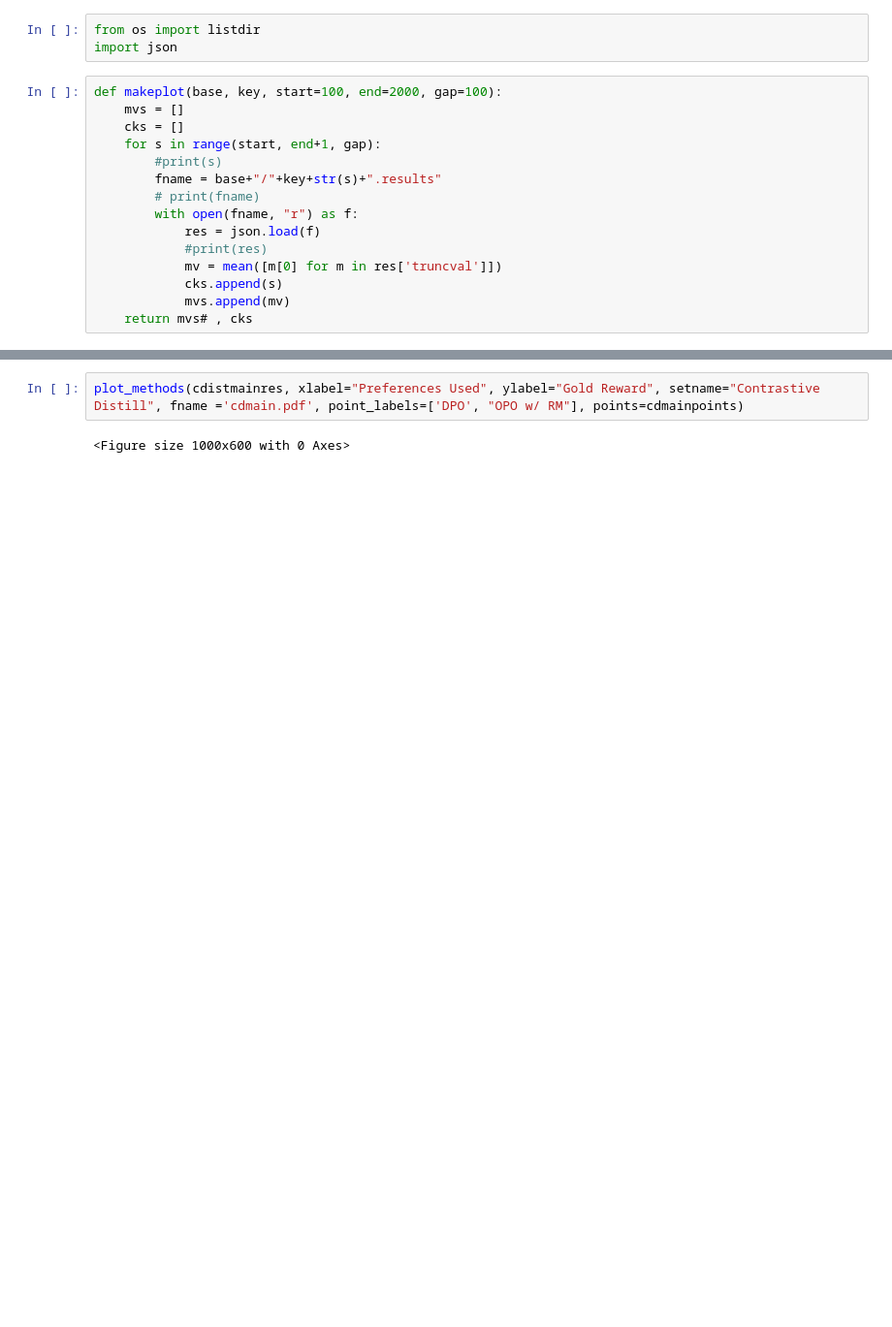
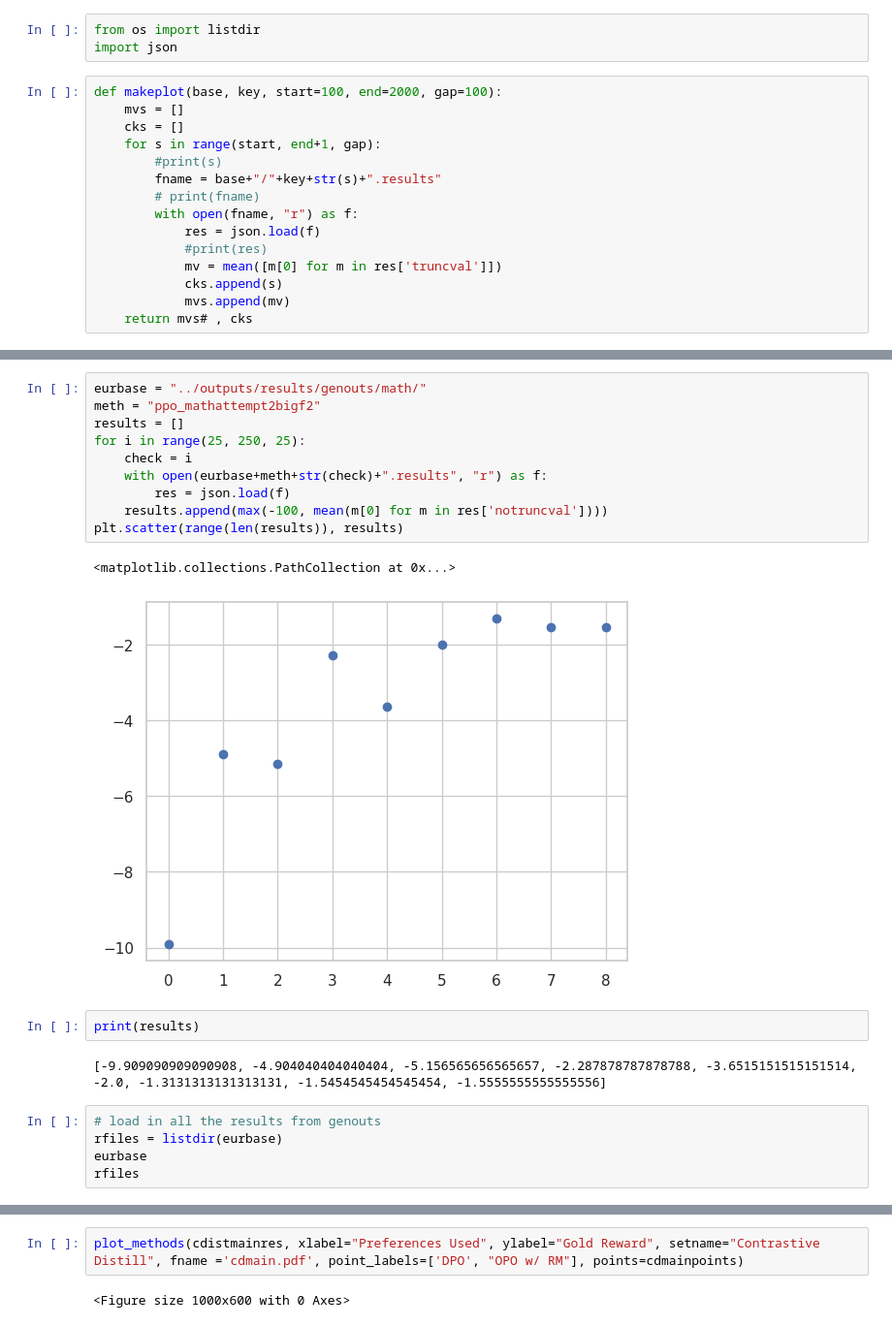
Before and after one commit to PrasannS/d2po, a Jupyter notebook: notebooks/trainlog_analysis.ipynb, the cells around one changed output, grey strips where cells are left out. Shown at 97% size. Cells and saved outputs as stored; diff of their text form; blank space fills up the shorter version.

```diff
--- a/notebooks/trainlog_analysis.ipynb
+++ b/notebooks/trainlog_analysis.ipynb
@@ -556,0 +599,22 @@ bowmainpoints = [(4000, 5.9), (4000,6.2)]
+# %%
+eurbase = "../outputs/results/genouts/math/"
+meth = "ppo_mathattempt2bigf2"
+results = []
+for i in range(25, 250, 25):
+    check = i
+    with open(eurbase+meth+str(check)+".results", "r") as f:
+        res = json.load(f)
+    results.append(max(-100, mean(m[0] for m in res['notruncval'])))
+plt.scatter(range(len(results)), results)
+# %% [output]
+<matplotlib.collections.PathCollection at 0x...>
+[figure, added]
+# %%
+print(results)
+# %% [output]
+[-9.909090909090908, -4.904040404040404, -5.156565656565657, -2.287878787878788, -3.6515151515151514, -2.0, -1.3131313131313131, -1.5454545454545454, -1.5555555555555556]
+# %%
+# load in all the results from genouts
+rfiles = listdir(eurbase)
+eurbase
+rfiles
```
Also changed, not shown: parts of 7 cells of this notebook, 13 other files.
